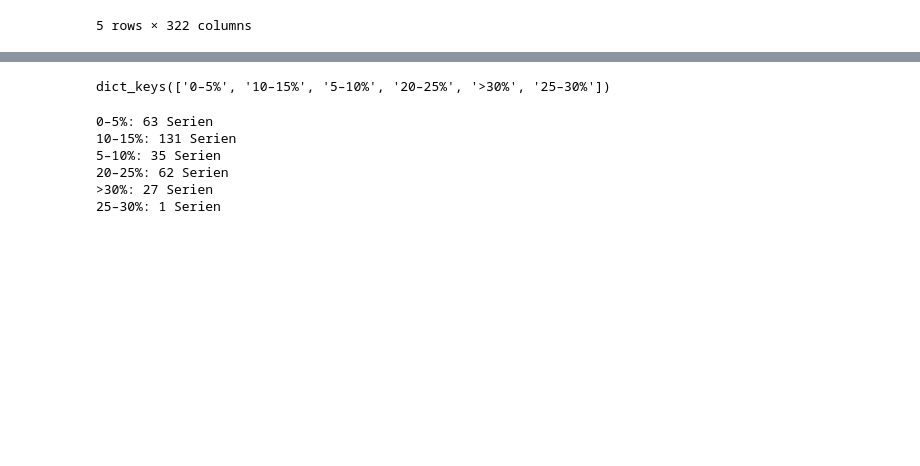
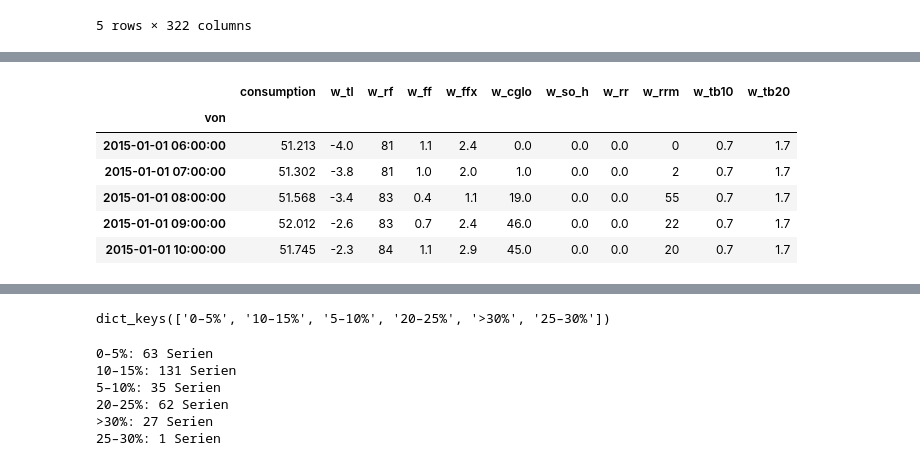
Before and after one commit to johannesgl4d0s/ersatzwerte_project, a Jupyter notebook: notebooks/11_get_test_data.ipynb, the cells around one changed output, grey strips where cells are left out. Cells and saved outputs as stored; diff of their text form; code cells hidden in the pictures; blank space fills up the shorter version.

Commit message:
fixed issues with test data

```diff
--- a/notebooks/11_get_test_data.ipynb
+++ b/notebooks/11_get_test_data.ipynb
@@ -294,7 +288,20 @@ Spalten: ['type', 'id', 'group_id', 'name', 'state', 'lat', 'lon', 'altitude', '
 4   5        Bad Aussee  47.61050  13.75844
 # %%
 df_weather = pd.read_csv('../data/wetterdaten_top150_filled_linear.csv.gz', compression='gzip', parse_dates=['timestamp'])
+
+# 1) Konsistenz: timestamp -> UTC-aware
+df_weather["timestamp"] = pd.to_datetime(df_weather["timestamp"], utc=True)
+
+# 2) Cutoff als UTC-aware definieren
+CUTOFF = pd.Timestamp("2015-01-01 06:00:00", tz="UTC")
+
+# 3) Filtern ab Cutoff
+df_weather = df_weather[df_weather["timestamp"] >= CUTOFF].copy()
+
+# 4) Für den Merge: station_id == stat_id (umbenennen)
+df_weather = df_weather.rename(columns={"station_id": "stat_id"})
+df_weather.head()
 df_weather.head()
 
-stations_df = stations_df.query("id in @df_weather.station_id.unique()")
+stations_df = stations_df.query("id in @df_weather.stat_id.unique()")
 # %%
@@ -488,3 +663,8 @@ df_weather.head()
+# %%
+import pickle
+
+with open("../data/weather_data_for_test.pkl", "wb") as f:
+    pickle.dump(weather_data, f)
 # %%
 df.head()
 # %% [output]
@@ -697,21 +734,0 @@ Kein Mapping (nemesys_key -> stat_id) für 3 Spalten. Beispiele: ['CV_00003454.P
-# %%
-
-def to_naive_utc_index(df: pd.DataFrame) -> pd.DataFrame:
-    """Index -> datetime, falls tz-aware: nach UTC konvertieren und tz entfernen (naiv)."""
-    out = df.copy()
-    idx = pd.to_datetime(out.index, errors="coerce")
-    # tz-aware -> nach UTC, dann tz entfernen
-    if getattr(idx, "tz", None) is not None:
-        idx = idx.tz_convert("UTC").tz_localize(None)
-    out.index = idx
-    return out.sort_index()
-
-# --- ALLE Serien im fertigen Dictionary auf naive UTC setzen ---
-for k, dfk in list(series_with_weather.items()):
-    series_with_weather[k] = to_naive_utc_index(dfk)
-
-# Jetzt NAIVER Startzeitpunkt -> kein tz-Mismatch mehr
-START = pd.Timestamp("2015-01-01 06:00:00")
-
-for k, dfk in list(series_with_weather.items()):
-    series_with_weather[k] = dfk.loc[dfk.index >= START]
@@ -718 +848,12 @@ for k, dfk in list(series_with_weather.items()):
+# %%
+any_key = next(iter(series_with_weather))
+series_with_weather[any_key].head()
+# %% [output]
+|  | consumption | w_tl | w_rf | w_ff | w_ffx | w_cglo | w_so_h | w_rr | w_rrm | w_tb10 | w_tb20 |
+| von |  |  |  |  |  |  |  |  |  |  |  |
+| 2015-01-01 06:00:00 | 51.213 | -4.0 | 81 | 1.1 | 2.4 | 0.0 | 0.0 | 0.0 | 0 | 0.7 | 1.7 |
+| 2015-01-01 07:00:00 | 51.302 | -3.8 | 81 | 1.0 | 2.0 | 1.0 | 0.0 | 0.0 | 2 | 0.7 | 1.7 |
+| 2015-01-01 08:00:00 | 51.568 | -3.4 | 83 | 0.4 | 1.1 | 19.0 | 0.0 | 0.0 | 55 | 0.7 | 1.7 |
+| 2015-01-01 09:00:00 | 52.012 | -2.6 | 83 | 0.7 | 2.4 | 46.0 | 0.0 | 0.0 | 22 | 0.7 | 1.7 |
+| 2015-01-01 10:00:00 | 51.745 | -2.3 | 84 | 1.1 | 2.9 | 45.0 | 0.0 | 0.0 | 20 | 0.7 | 1.7 |
 # %%
```
Also changed, not shown: parts of 19 cells of this notebook, 3 other files.
